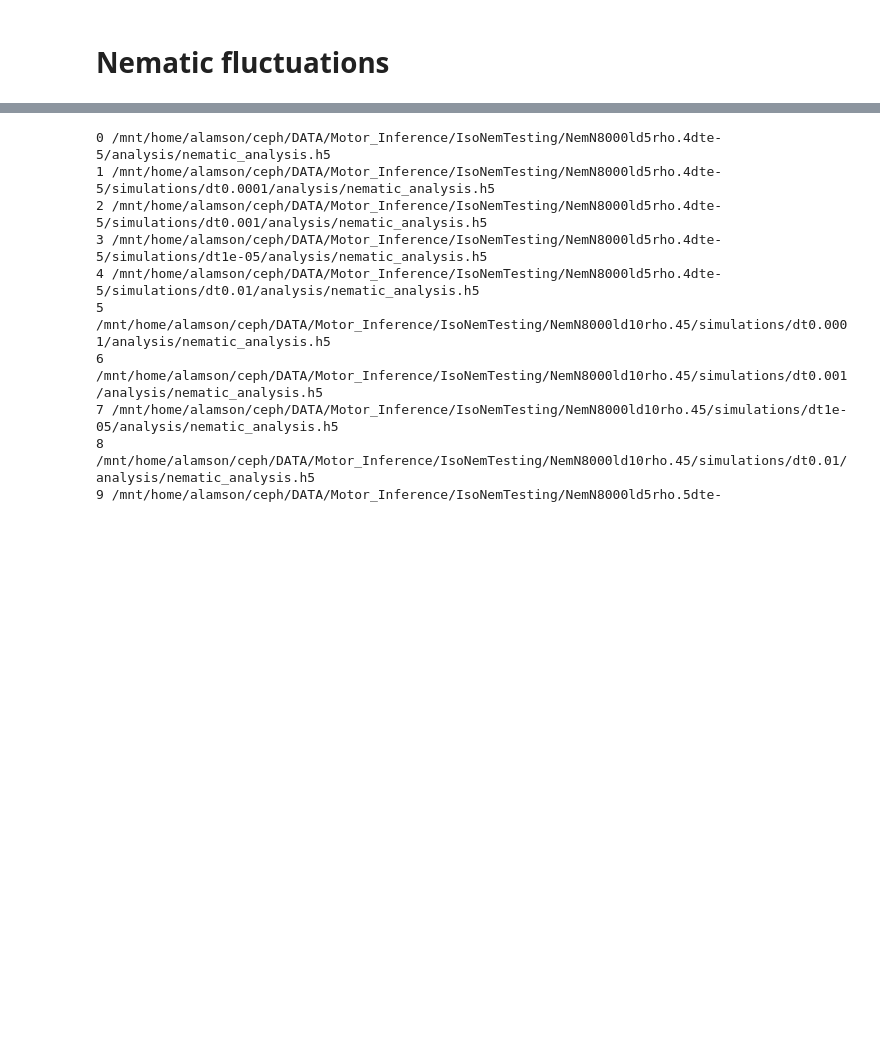
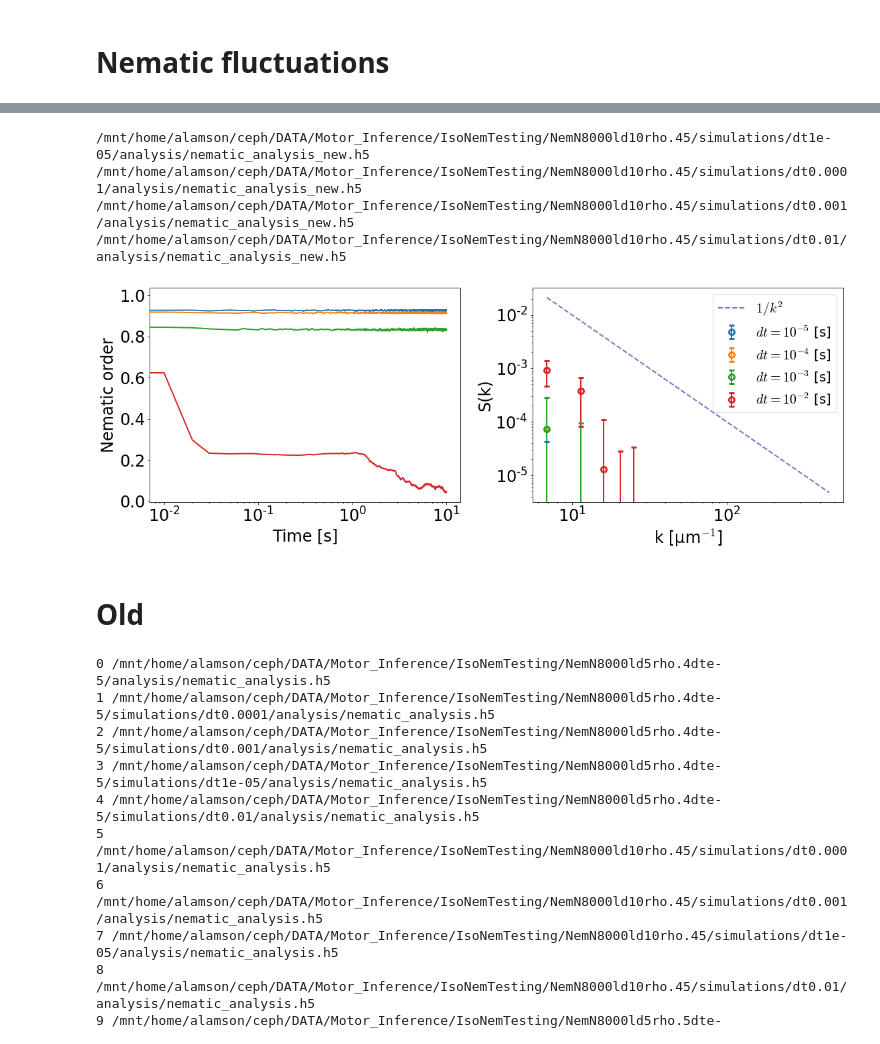
Before and after one commit to flatironinstitute/aLENS_analysis, a Jupyter notebook: notebooks/spindle/01b-iso_nematic_testing_rusty.ipynb, the cells around one changed output, grey strips where cells are left out. Saved outputs shown, nothing was run; the diff lists cells and outputs as text; code cells hidden in the pictures; blank space fills up the shorter version.

```diff
--- a/notebooks/spindle/01b-iso_nematic_testing_rusty.ipynb
+++ b/notebooks/spindle/01b-iso_nematic_testing_rusty.ipynb
@@ -512,3 +420,45 @@ _ = plt.ylabel("S(k)")
+# %%
+# Long rods
+main_test_dir = Path("/mnt/home/alamson/ceph/DATA/Motor_Inference/IsoNemTesting")
+data_files = list(main_test_dir.glob("**/analysis/nematic_analysis_new.h5"))
+ind_dict = {'$dt = 10^{-5}$ [s]': 6, '$dt = 10^{-4}$ [s]': 4, '$dt = 10^{-3}$ [s]': 5, '$dt = 10^{-2}$ [s]': 7}
+
+fig, axarr = plt.subplots(1,2, figsize=(16,6))
+for key, data_ind in ind_dict.items():
+    with h5py.File(data_files[data_ind], "r") as h5_data:
+        print(data_files[data_ind])
+        order = h5_data["nematic_order"][...]
+        time_arr = h5_data["time"][...]
+        dSx_arr = h5_data["nematic_fluctuation_x"][...]
+        # dSz_arr = h5_data["nematic_fluctuation_z"][...]
+        tk_arr = h5_data["k"][...]
+
+
+    _ = axarr[0].semilogx(time_arr, order, label=key)
+    _ = axarr[0].set_ylabel('Nematic order')
+    _ = axarr[0].set_xlabel('Time [s]')
+
+    _ = axarr[1].errorbar(tk_arr, dSx_arr.mean(axis=1), yerr=dSx_arr.std(axis=1), **marker_style, label=key)
+
+_ = axarr[1].loglog(
+    tk_arr,
+    (1.0 / (tk_arr ** 2)),
+    label="$1/k^2$",
+    linestyle="--",
+)
+
+_ = axarr[1].set_xlabel("k [μm$^{-1}$]")
+_ = axarr[1].set_ylabel("S(k)")
+_ = axarr[1].legend()
+fig.tight_layout()
+# %% [output]
+/mnt/home/alamson/ceph/DATA/Motor_Inference/IsoNemTesting/NemN8000ld10rho.45/simulations/dt1e-05/analysis/nematic_analysis_new.h5
+/mnt/home/alamson/ceph/DATA/Motor_Inference/IsoNemTesting/NemN8000ld10rho.45/simulations/dt0.0001/analysis/nematic_analysis_new.h5
+/mnt/home/alamson/ceph/DATA/Motor_Inference/IsoNemTesting/NemN8000ld10rho.45/simulations/dt0.001/analysis/nematic_analysis_new.h5
+/mnt/home/alamson/ceph/DATA/Motor_Inference/IsoNemTesting/NemN8000ld10rho.45/simulations/dt0.01/analysis/nematic_analysis_new.h5
+[figure, added]
+# %% [markdown]
+# Old
 # %%
 main_test_dir = Path("/mnt/home/alamson/ceph/DATA/Motor_Inference/IsoNemTesting")
 data_files = list(main_test_dir.glob("**/analysis/nematic_analysis.h5"))
```
Also changed, not shown: parts of 26 cells of this notebook.
